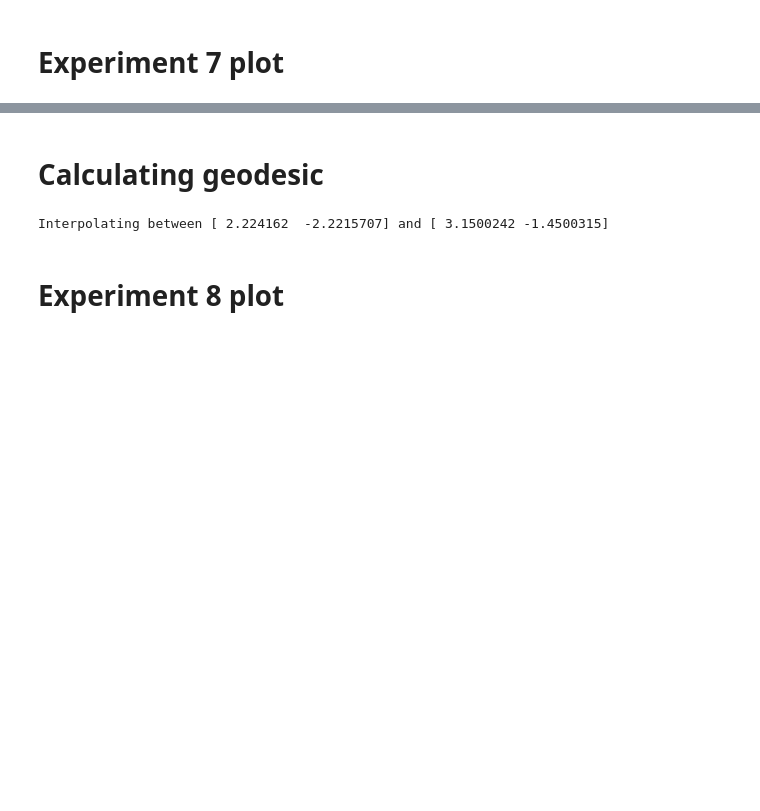
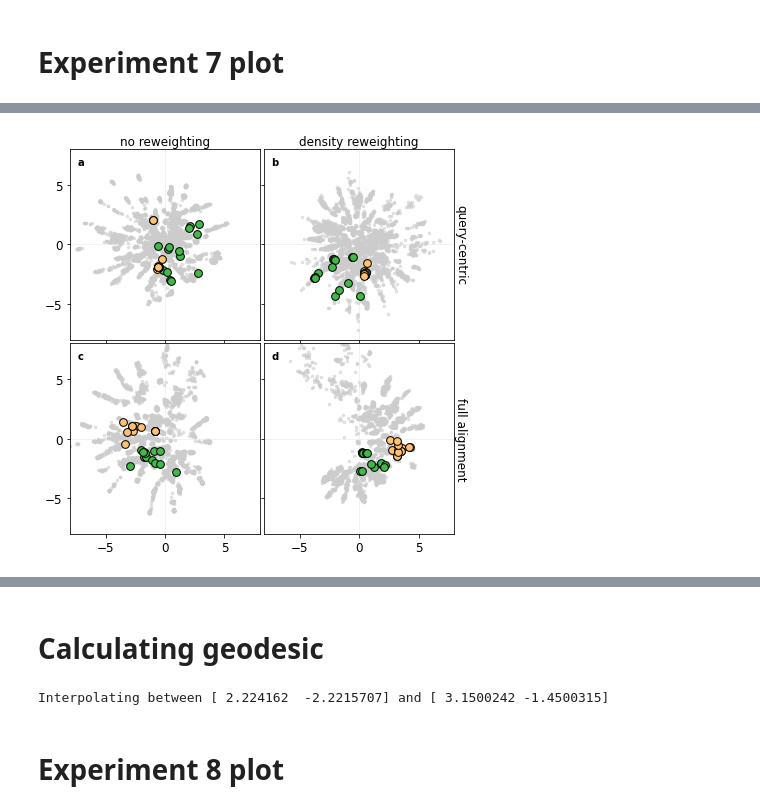
Before and after one commit to MachineLearningLifeScience/meaningful-protein-representations, a Jupyter notebook: exp7-8_data_preprocessing_and_geodesic_interpolation.ipynb, the cells around one changed output, grey strips where cells are left out. Saved outputs shown, nothing was run; the diff lists cells and outputs as text; code cells hidden in the pictures; blank space fills up the shorter version.

```diff
--- a/exp7-8_data_preprocessing_and_geodesic_interpolation.ipynb
+++ b/exp7-8_data_preprocessing_and_geodesic_interpolation.ipynb
@@ -727,3 +627,56 @@ plt.savefig('embeddings.svg')
+# %%
+import matplotlib.pyplot as plt
+
+titles = ["query-centric","full alignment","no reweighting","density reweighting"]
+
+fig, ax = plt.subplots(2, len(models)//2, figsize=(len(models)*3/2,len(models)*3/2), sharex=True, sharey=True)
+plt.subplots_adjust(wspace=0.02, hspace=0.02, left=0.06, right=0.95, bottom=0.06, top=0.95)
+
+ax[0,1].yaxis.set_label_position('right')
+ax[0,1].set_ylabel(titles[0], rotation=270, labelpad=13, fontsize=12)
+ax[1,1].yaxis.set_label_position('right')
+ax[1,1].set_ylabel(titles[1], rotation=270, labelpad=13, fontsize=12)
+ax[0,0].xaxis.set_label_position('top')
+ax[0,0].set_xlabel(titles[2], fontsize=12)
+ax[0,1].xaxis.set_label_position('top')
+ax[0,1].set_xlabel(titles[3], fontsize=12)
+
+labels = ['a', 'b', 'c', 'd']
+
+blue = np.array([.13, .35, .61])
+green = np.array([.25, .73, .28])
+yellow = np.array([254,192,113])/255.0
+purple = [.42, .16, .42]
+
+for k, model in enumerate(models):
+
+    i = k//2
+    j = k%2
+
+    embedded = embeddings[k]
+    a1_zs = zs[k]['A1']
+    a2_zs = zs[k]['A2']
+
+    ax[i,j].axvline(x=0, color='0.95', zorder=0, lw=1)
+    ax[i,j].axhline(y=0, color='0.95', zorder=0, lw=1)
+    ax[i,j].plot(embedded[:,0],
+               embedded[:,1],
+               '.', color='0.8', markersize=5, alpha=0.5, zorder=1)
+    ax[i,j].scatter(a1_zs[:,0], a1_zs[:,1], color=green, s=60, zorder=2, edgecolors='black', alpha=1.0)
+    ax[i,j].scatter(a2_zs[:,0], a2_zs[:,1], color=yellow, s=60, zorder=2, edgecolors='black', alpha=1.0)
+    ax[i,j].set_xticks([])
+    ax[i,j].set_yticks([])
+    ax[i,j].set_xticks([-5, 0, 5])
+    ax[i,j].set_yticks([-5, 0, 5])
+    ax[i,j].set_xlim([-8,8])
+    ax[i,j].set_ylim([-8,8])
+    ax[i,j].set(aspect='equal')
+    ax[i,j].tick_params(axis='both', which='major', labelsize=12)
+    ax[i,j].text(0.04, 0.96, labels[k], transform=ax[i,j].transAxes, fontweight='bold', fontsize=10, verticalalignment='top')
+
+plt.savefig('embeddings.svg')
+# %% [output]
+[figure, added]
 # %%
 fig, ax = plt.subplots()
 embedded = embeddings[-1]
```
Also changed, not shown: parts of 11 cells of this notebook.
